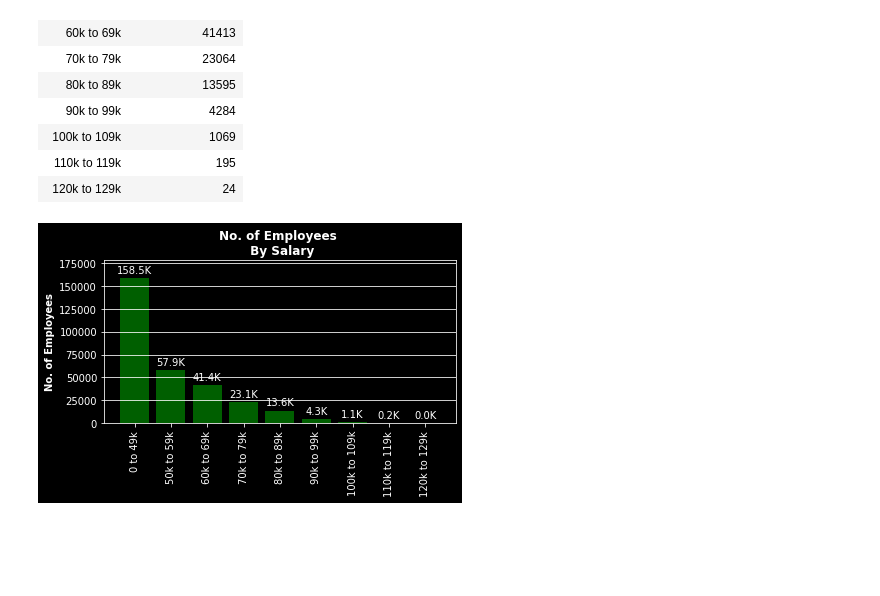
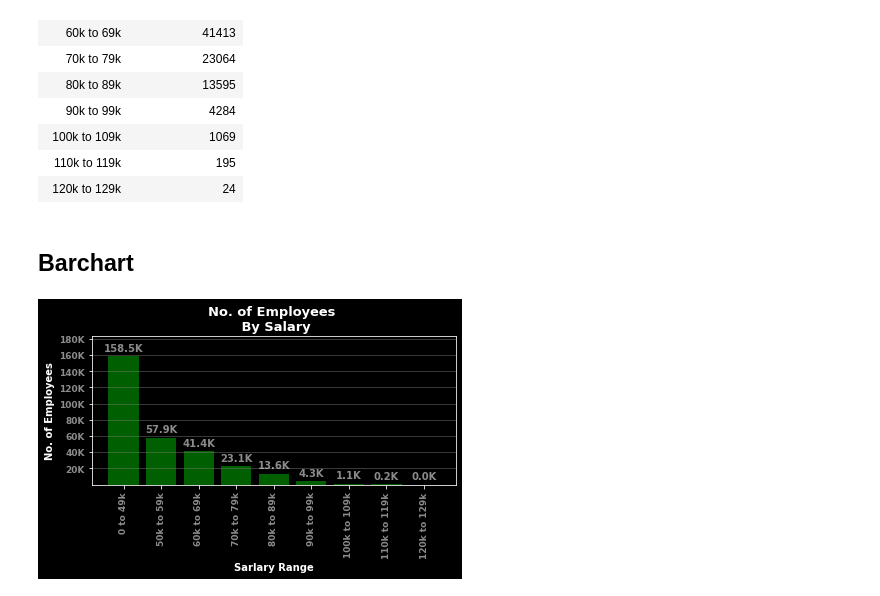
Before and after one commit to cemoga/sql-challenge, a Jupyter notebook: bar_chart.ipynb, the cells around one changed output. Saved outputs shown, nothing was run; the diff lists cells and outputs as text; code cells hidden in the pictures; blank space fills up the shorter version.

Commit message:
Barchart Revision and Commenting
Final part of the jupyter Notebook

Labeling and Comenting

```diff
--- a/bar_chart.ipynb
+++ b/bar_chart.ipynb
@@ -76,66 +76,70 @@ salaries_barchart_df
 | 100k to 109k | 1069 |
 | 110k to 119k | 195 |
 | 120k to 129k | 24 |
+# %% [markdown]
+## Barchart
 # %%
+# Define libraries to plot
 import matplotlib.pyplot as plt
 import numpy as np
 from matplotlib.ticker import FuncFormatter
 
-
+# Define values in axes from previous data frames
 range_Salary = group_labels
 no_employees = salaries_barchart_df["No. of Employees"]
 
+# Define Values in axes
+x_axis = np.arange(len(range_Salary))
+
+# Plot the chart
+rects = plt.bar(x_axis, no_employees, color='green', alpha=0.75, align="center");
+
+# Define locations for x axis and y axis
+xtick_locations = [value for value in x_axis];
+
+# Define locations and values for y axis
+ytick_increment = 20e3
+ytick_splits = 10
+y_axis = range(1,10)
+ytick_locations = [value*ytick_increment for value in y_axis];
+ytick_values = ['{:,.0f}K'.format(value/1e3) for value in ytick_locations]
 
 
-x_axis = np.arange(len(no_employees))
-rects = plt.bar(x_axis, no_employees, color='green', alpha=0.75, align="center");
+# Add labels and Title
+plt.xlabel('Sarlary Range',fontweight="bold", fontsize=10)
+plt.ylabel('No. of Employees',fontweight="bold", fontsize=10)
+plt.title('No. of Employees \n By Salary',fontweight="bold", fontsize=13)
 
-tick_locations = [value for value in x_axis];
+# Add x and y axis values
+plt.xticks(xtick_locations, group_labels, rotation=90, fontweight="bold", alpha=0.55, fontsize=9)
+plt.yticks(ytick_locations, ytick_values, rotation=0, fontweight="bold", alpha=0.55, fontsize=9)
 
-# Function to show the format of the y axis in millions
-def thousands(x, pos):
-    'The two args are the value and tick position'
-    return '%1.1fK' % (x*1e-3)
-# Define the Formatter
-formatter = FuncFormatter(thousands)
-
-
-
-# Add some text for labels, title and custom x-axis tick labels, etc.
-plt.ylabel('No. of Employees',fontweight="bold")
-plt.title('No. of Employees \n By Salary',fontweight="bold")
-plt.xticks(tick_locations, group_labels, rotation=90)
-#plt.yaxis.set_major_formatter(formatter)
-
-plt.grid(b=None, which='major', axis='y')
+# Add Grids
+plt.grid(b=None, which='major', axis='y', color='grey',  alpha=0.55)
 
 # Establish the upper limit of the plot
-plt.ylim([0, round(max(no_employees),-3)+2e4])
+plt.ylim([0, round(max(no_employees),-3)+2.5e4])
 
-
-# Function to  Autolabel columns in millions
+# Function to  Autolabel columns in thousands
 def autolabel(rects):
     """Attach a text label above each bar in *rects*, displaying its height."""
     for rect in rects:
         height = rect.get_height()
         plt.annotate('{:,.1f}K'.format(height/1e3),
                     xy=(rect.get_x() + rect.get_width() / 2, height),
                     xytext=(0, 3),  # 3 points vertical offset
                     textcoords="offset points",
-                    ha='center', va='bottom', rotation=0)
+                    ha='center', va='bottom', rotation=0,
+                    fontweight="bold", alpha=0.55, fontsize=10)
 
-plt.figure(1, figsize=(10, 1))
+# Run the plot to autolabel
+autolabel(rects);
+
+# Resize and autofit
+plt.figure(1, figsize=(20,10))
 plt.tight_layout()
-
 
 # Save Plot
 plt.savefig("Fig 1. No. of Employees By Salary" +'.png',bbox_inches='tight');
-
-
-
-
-
-
-autolabel(rects);
 # %% [output]
-[figure, old version]
+[figure, new version]
```
Also changed, not shown: 1 other file.
